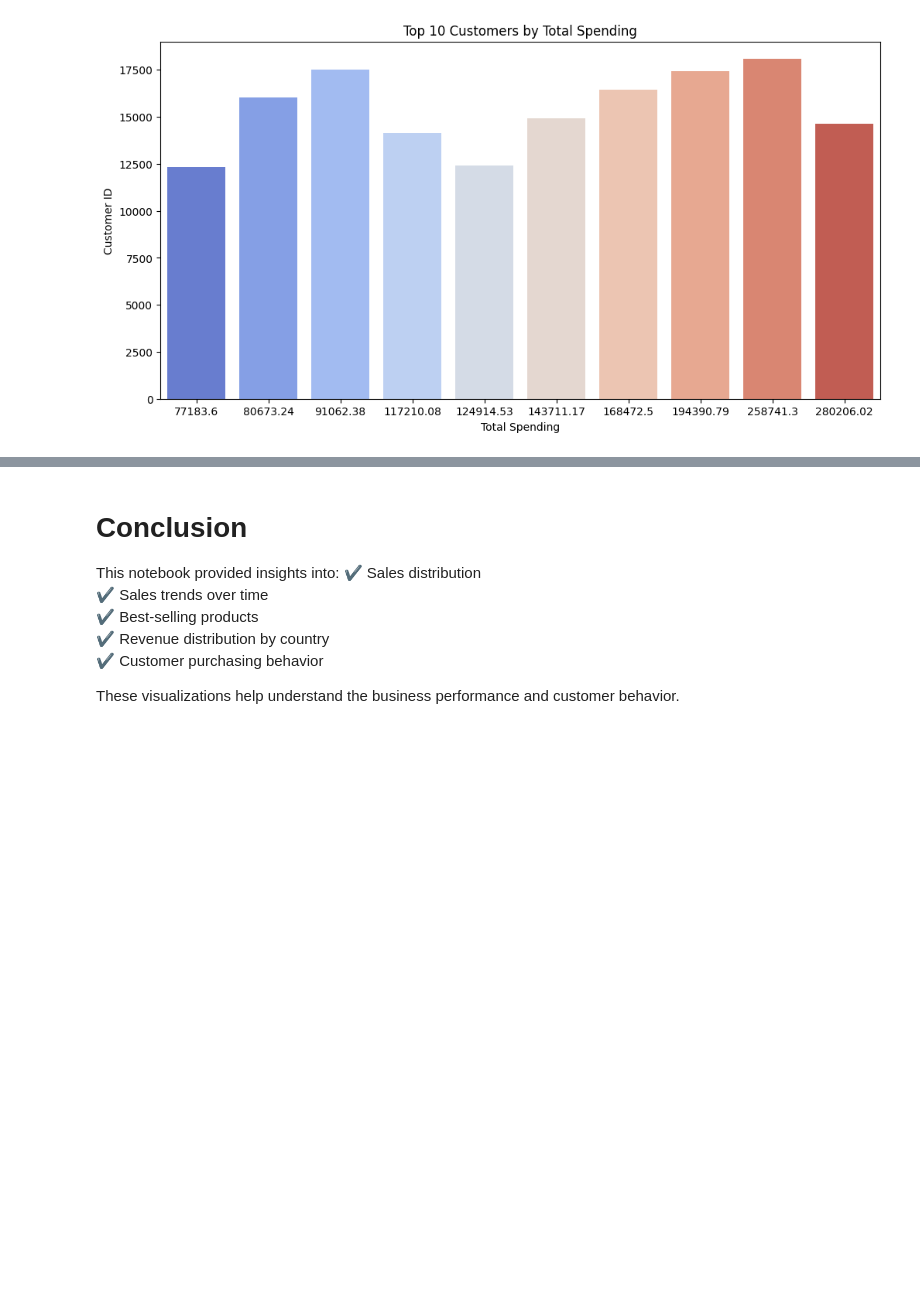
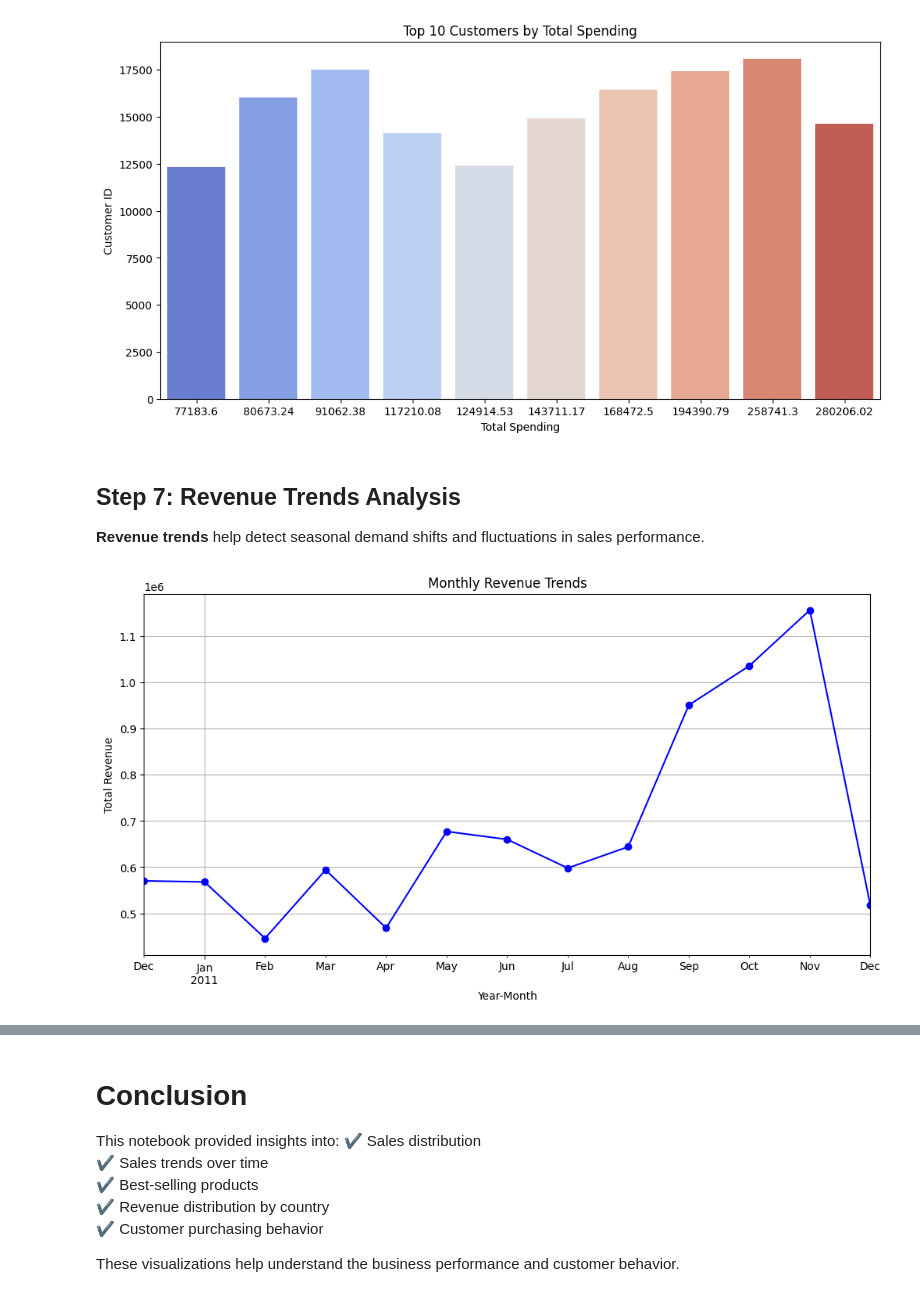
Before and after one commit to zainhaidar16/EcommerceSalesETL, a Jupyter notebook: DataVisualization.ipynb, the cells around one changed output, grey strips where cells are left out. Drawn from its saved outputs; the diff is of its cells as text; code cells hidden in the pictures; blank space fills up the shorter version.

```diff
--- a/DataVisualization.ipynb
+++ b/DataVisualization.ipynb
@@ -118,3 +118,23 @@ Passing `palette` without assigning `hue` is deprecated and will be removed in v
 
   sns.barplot(x=top_customers.values, y=top_customers.index, palette="coolwarm")
 [figure]
+# %% [markdown]
+## **Step 7: Revenue Trends Analysis**
+**Revenue trends** help detect seasonal demand shifts and fluctuations in sales performance.
+# %%
+# Extract year and month from InvoiceDate
+df['YearMonth'] = df['InvoiceDate'].dt.to_period('M')
+
+# Aggregate monthly revenue
+monthly_revenue = df.groupby('YearMonth')['TotalPrice'].sum()
+
+# Plot revenue trends over time
+plt.figure(figsize=(12, 6))
+monthly_revenue.plot(marker='o', color="blue")
+plt.title("Monthly Revenue Trends")
+plt.xlabel("Year-Month")
+plt.ylabel("Total Revenue")
+plt.grid(True)
+plt.show()
+# %% [output]
+[figure, added]
```
Also changed, not shown: parts of 2 cells of this notebook.
